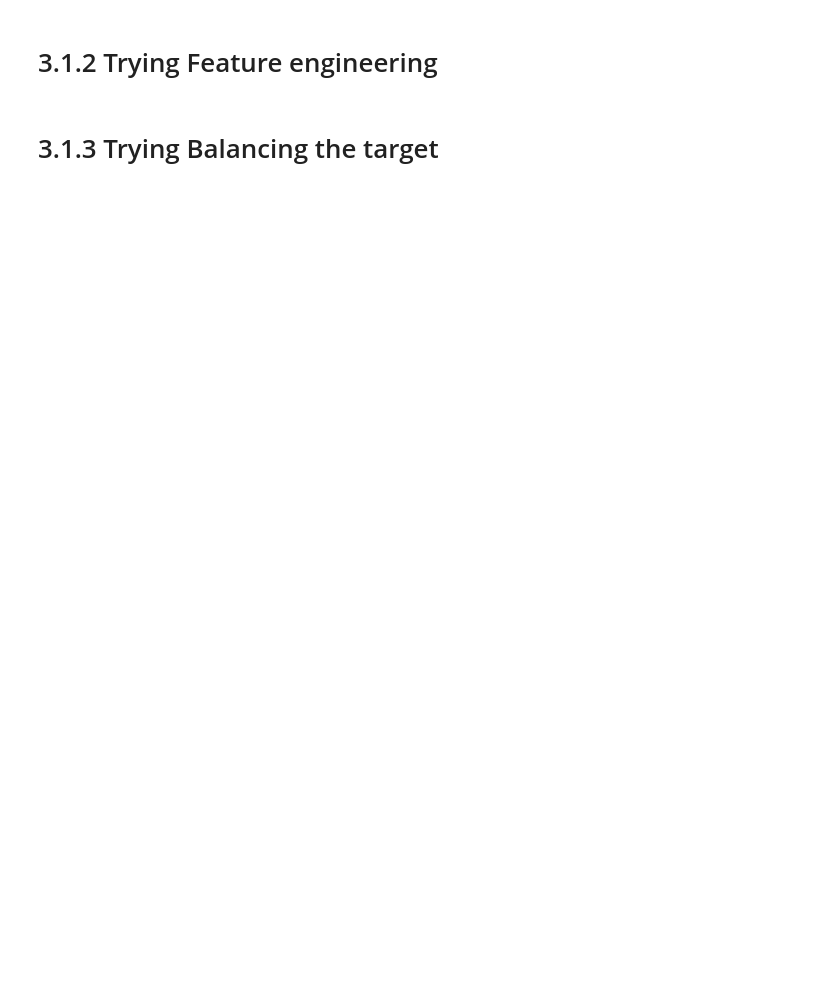
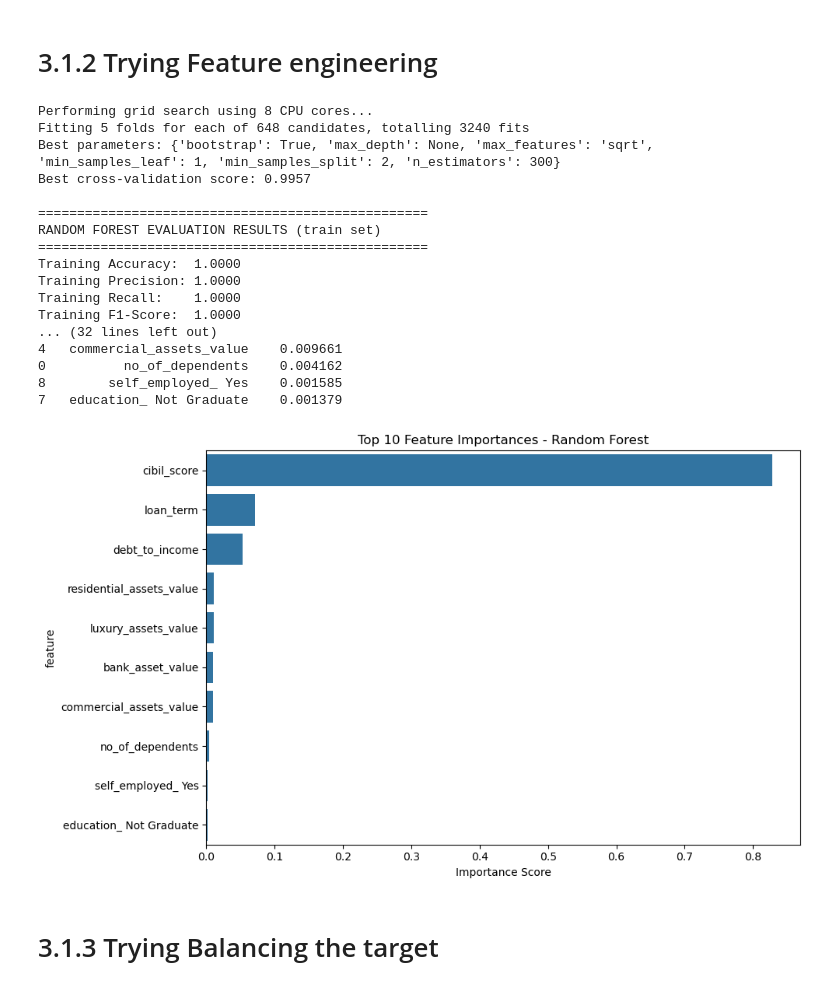
Before and after one commit to omar-desouki/Loan-Approval-Prediction-Description-elevvo, a Jupyter notebook: main.ipynb, the cells around one changed output. Drawn from its saved outputs; the diff is of its cells as text; code cells hidden in the pictures; blank space fills up the shorter version.

```diff
--- a/main.ipynb
+++ b/main.ipynb
@@ -674,21 +699,41 @@ df_feature_engineering= df_feature_engineering.drop(columns=['loan_amount','inco
 # %%
 X = df_feature_engineering.drop(columns=['loan_status_ Rejected'])
 y = df_feature_engineering['loan_status_ Rejected']
 
-train_logistic_regression(X, y, grid_search=True)
+train_random_forest(X, y, grid_search=True)
 
 # insights:
+
 # best initial model
-# Accuracy:  0.9210
-# Precision: 0.8892
-# Recall:    0.9031
-# F1-Score:  0.8961
+# Accuracy:  0.9858
+# Precision: 0.9843
+# Recall:    0.9781
+# F1-Score:  0.9812
 
-# model after feature engineering -> better precision / worse recall
-# Accuracy:  0.9210
-# Precision: 0.8941
-# Recall:    0.8969
-# F1-Score:  0.8955
+# model after feature engineering -> better model same as removing features model
+# Accuracy:  0.9941
+# Precision: 1.0000
+# Recall:    0.9844
+# F1-Score:  0.9921
+# %% [output]
+Performing grid search using 8 CPU cores...
+Fitting 5 folds for each of 648 candidates, totalling 3240 fits
+Best parameters: {'bootstrap': True, 'max_depth': None, 'max_features': 'sqrt', 'min_samples_leaf': 1, 'min_samples_split': 2, 'n_estimators': 300}
+Best cross-validation score: 0.9957
+
+==================================================
+RANDOM FOREST EVALUATION RESULTS (train set)
+==================================================
+Training Accuracy:  1.0000
+Training Precision: 1.0000
+Training Recall:    1.0000
+Training F1-Score:  1.0000
+... (32 lines left out)
+4   commercial_assets_value    0.009661
+0          no_of_dependents    0.004162
+8        self_employed_ Yes    0.001585
+7   education_ Not Graduate    0.001379
+[figure, added]
 # %% [markdown]
 # 3.1.3 Trying Balancing the target
 # %%
```
Also changed, not shown: parts of 11 cells of this notebook, 1 other file.
